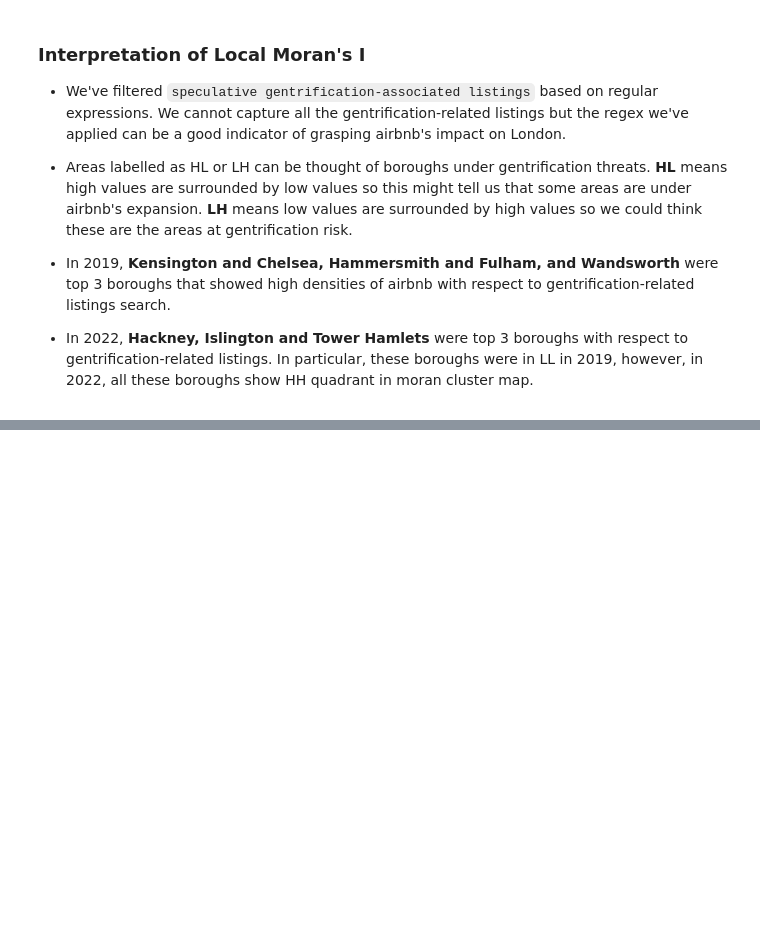
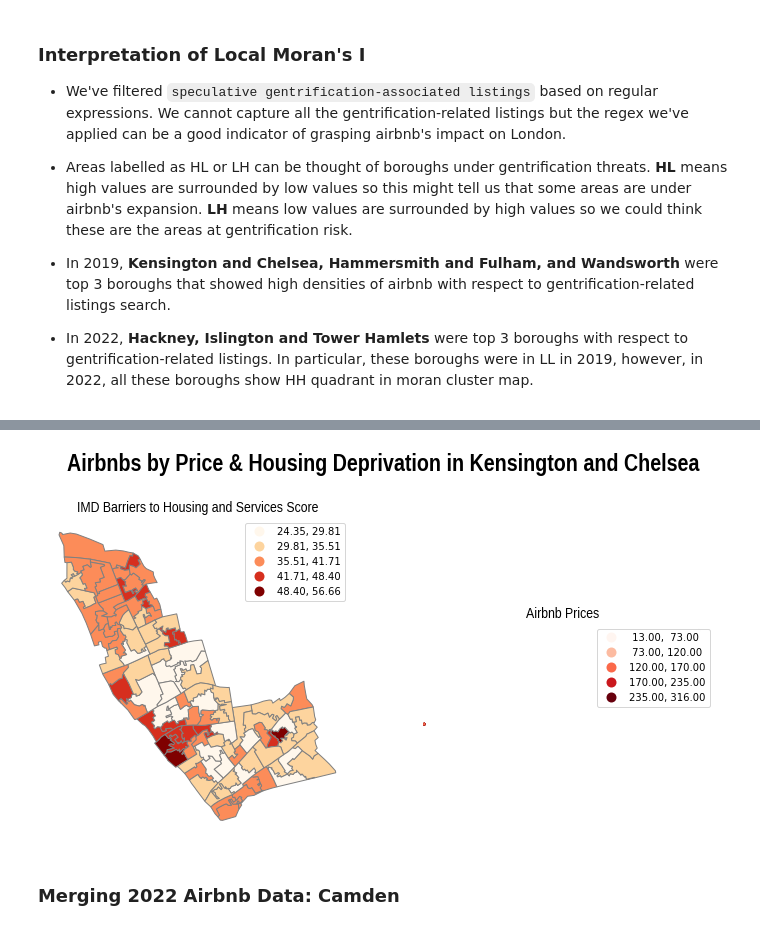
Before and after one commit to lordschmear/outline.fsds, a Jupyter notebook: Airbnb_Final.ipynb, the cells around one changed output, grey strips where cells are left out. Cells and saved outputs as stored; diff of their text form; code cells hidden in the pictures; blank space fills up the shorter version.

```diff
--- a/Airbnb_Final.ipynb
+++ b/Airbnb_Final.ipynb
@@ -1430,0 +1716,6 @@ Name: GSS_CODE, dtype: int64
+# %%
+kc_deprivation_geometry = kc_deprivation.set_geometry('geometry_x')
+# %%
+kc_listings = listings2022_kensington_chelsea.merge(kc_deprivation, how="left", left_on='borough', right_on='LAD')
+# %%
+kc_listings = kc_listings.drop_duplicates(subset=['id'])
@@ -1430,0 +1728,31 @@ Name: GSS_CODE, dtype: int64
+# %%
+kc_listings = gpd.GeoDataFrame(kc_listings, geometry=gpd.points_from_xy(kc_listings.longitude, kc_listings.latitude))
+kc_listings.to_crs(epsg=4326, inplace= True)
+kc_listings = kc_listings.to_crs('epsg:27700')
+# %%
+f,axes = plt.subplots(1,2,figsize=(12,8))
+
+ax1 = axes[0]
+ax1.set_title('IMD Barriers to Housing and Services Score', size=15, **afont)
+kc_deprivation_geometry.plot(column='Barriers to Housing and Services Score', legend=True, scheme='Fisher_Jenks_Sampled', cmap = 'OrRd',
+                             edgecolor='grey', facecolor='black', linewidth=1, alpha=1, ax=ax1)
+
+ax2 = axes[1]
+ax2.set_title('Airbnb Prices', size=15, **afont)
+price_75 = kc_listings['price'].quantile(0.75)
+price_gdf = price_gdf = kc_listings[kc_listings.price < price_75]
+kc_deprivation_geometry.plot(edgecolor='white', facecolor='black', linewidth=1, alpha=0.75, ax=ax2)
+price_gdf.plot(column='price', markersize=2, ax=ax2, legend=True, cmap='Reds', scheme='Fisher_Jenks_Sampled')
+
+for ax in axes:
+    ax.axis('off')
+    ax.set_facecolor((.4, .4, .4, .2))
+
+f.subplots_adjust(top=1.5) # adjust the distance between the maps and the title
+f.suptitle("Airbnbs by Price & Housing Deprivation in Kensington and Chelsea", x=0.15,y=1.2, ha='left', size=24, **tfont)
+
+plt.show()
+# %% [output]
+[figure, added]
+# %% [markdown]
+### Merging 2022 Airbnb Data: Camden
```
Also changed, not shown: parts of 72 cells of this notebook.
